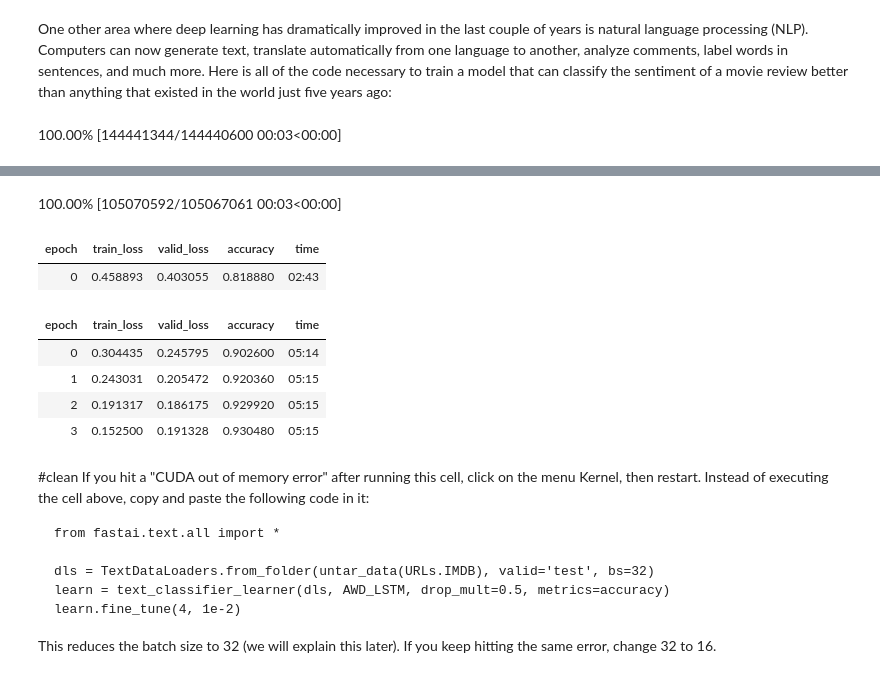
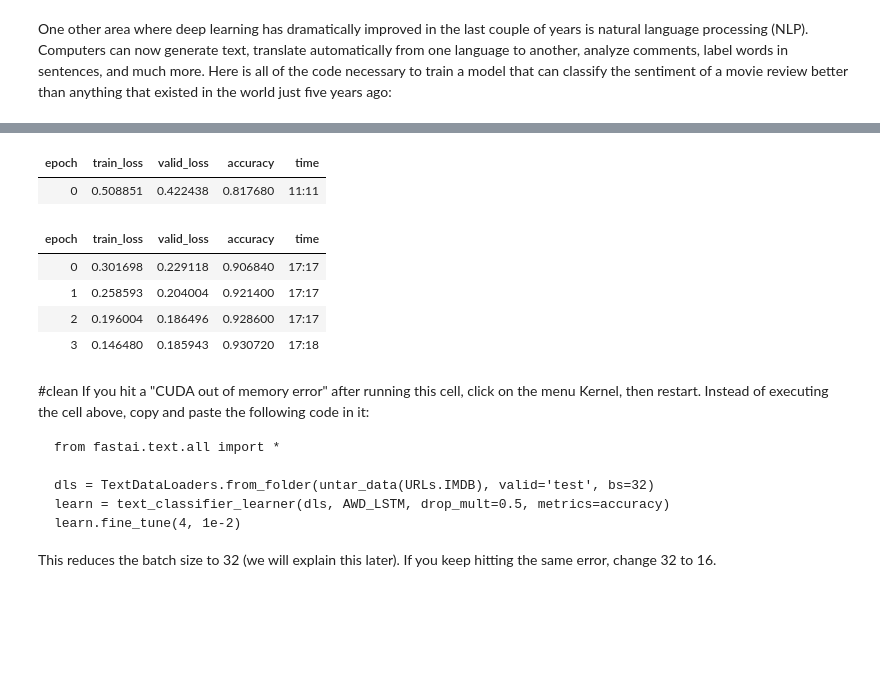
Before and after one commit to apulache/fastbook-learning, a Jupyter notebook: 01_intro.ipynb, the cells around one changed output, grey strips where cells are left out. Drawn from its saved outputs; the diff is of its cells as text; code cells hidden in the pictures; blank space fills up the shorter version.

```diff
--- a/01_intro.ipynb
+++ b/01_intro.ipynb
@@ -724,8 +706,7 @@ One other area where deep learning has dramatically improved in the last couple
 # %%
 from fastai.text.all import *
 
-dls = TextDataLoaders.from_folder(untar_data(URLs.IMDB), valid='test')
+dls = TextDataLoaders.from_folder(untar_data(URLs.IMDB), valid='test', bs=16)
 learn = text_classifier_learner(dls, AWD_LSTM, drop_mult=0.5, metrics=accuracy)
 learn.fine_tune(4, 1e-2)
 # %% [output]
-100.00% [144441344/144440600 00:03<00:00]
@@ -733,11 +713,10 @@ learn.fine_tune(4, 1e-2)
-100.00% [105070592/105067061 00:03<00:00]
 | epoch | train_loss | valid_loss | accuracy | time |
-| 0 | 0.458893 | 0.403055 | 0.818880 | 02:43 |
+| 0 | 0.508851 | 0.422438 | 0.817680 | 11:11 |
 | epoch | train_loss | valid_loss | accuracy | time |
-| 0 | 0.304435 | 0.245795 | 0.902600 | 05:14 |
-| 1 | 0.243031 | 0.205472 | 0.920360 | 05:15 |
-| 2 | 0.191317 | 0.186175 | 0.929920 | 05:15 |
-| 3 | 0.152500 | 0.191328 | 0.930480 | 05:15 |
+| 0 | 0.301698 | 0.229118 | 0.906840 | 17:17 |
+| 1 | 0.258593 | 0.204004 | 0.921400 | 17:17 |
+| 2 | 0.196004 | 0.186496 | 0.928600 | 17:17 |
+| 3 | 0.146480 | 0.185943 | 0.930720 | 17:18 |
 # %% [markdown]
 #clean
 If you hit a "CUDA out of memory error" after running this cell, click on the menu Kernel, then restart. Instead of executing the cell above, copy and paste the following code in it:
```
Also changed, not shown: parts of 18 cells of this notebook, 3 other files.
